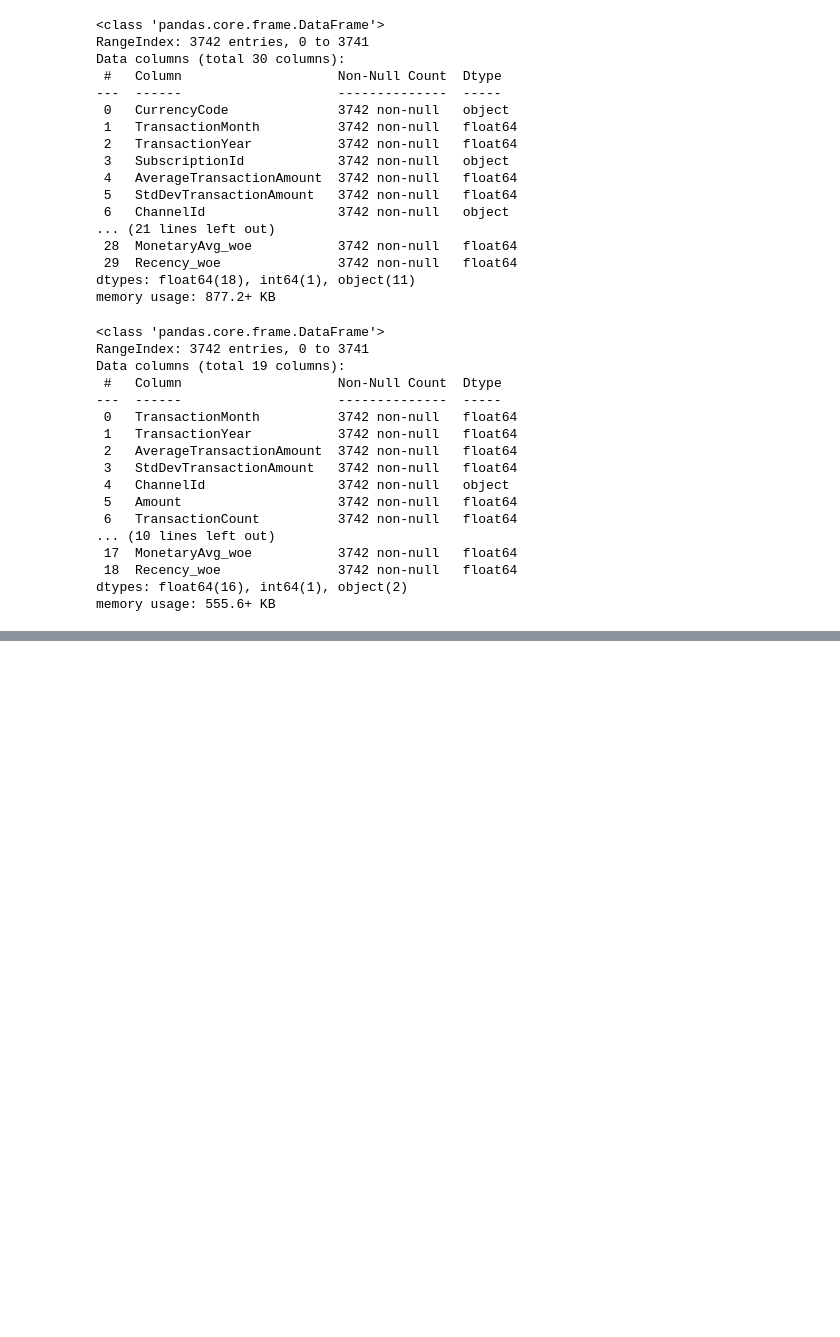
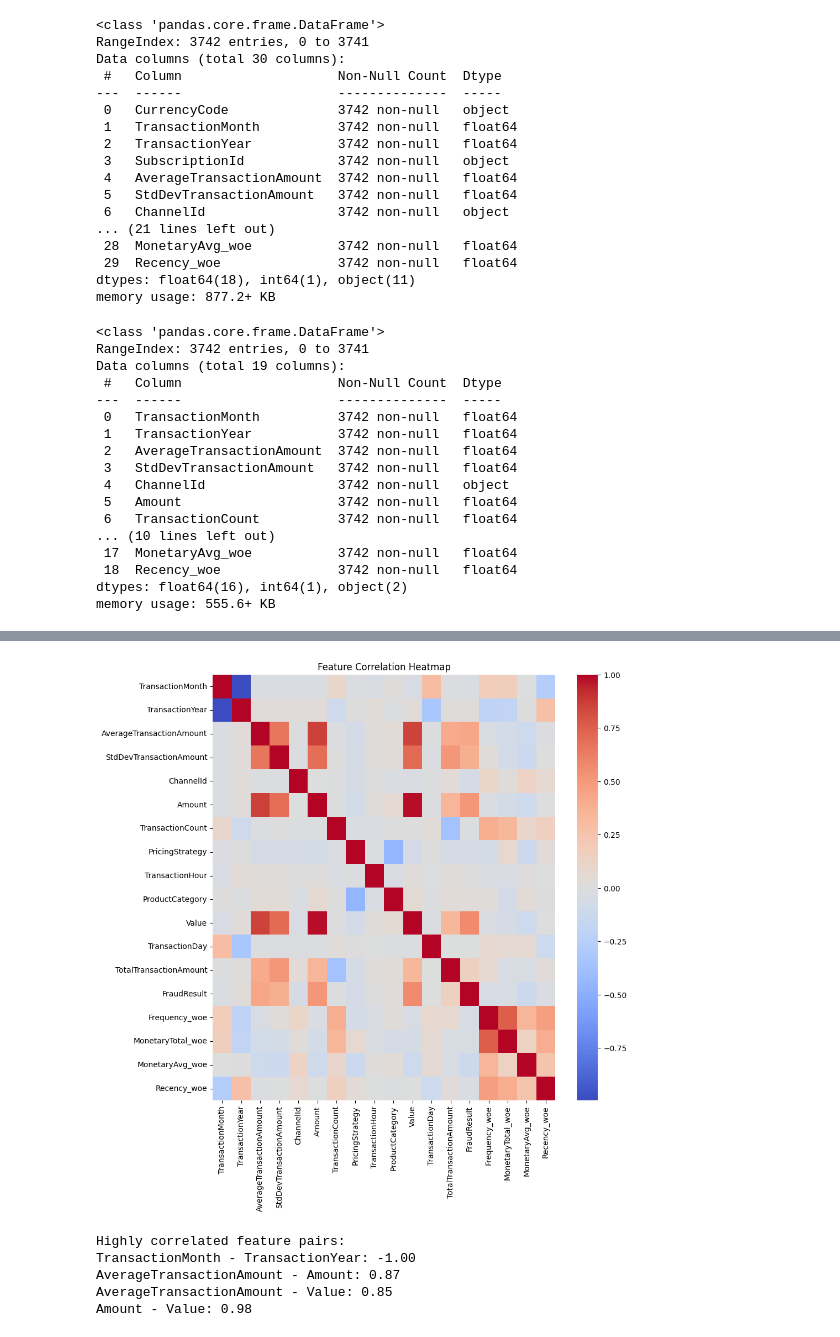
Before and after one commit to nebiyu-getachew/bati-bank-credit-scoring, a Jupyter notebook: notebooks/task_4.ipynb, the cells around one changed output, grey strips where cells are left out. Drawn from its saved outputs; the diff is of its cells as text; code cells hidden in the pictures; blank space fills up the shorter version.

Commit message:
feature correlations

```diff
--- a/notebooks/task_4.ipynb
+++ b/notebooks/task_4.ipynb
@@ -71,3 +71,13 @@ Data columns (total 19 columns):
  18  Recency_woe               3742 non-null   float64
 dtypes: float64(16), int64(1), object(2)
 memory usage: 555.6+ KB
+# %%
+# Encode Categorical Features
+categorical_columns = ['ProductCategory','ChannelId']
+le = LabelEncoder()
+for col in categorical_columns:
+    data[col] = le.fit_transform(data[col])
+# %%
+# Separate features and target variable
+X = data.drop('label', axis=1)
+y = data['label']  # label
@@ -73,0 +103,10 @@ memory usage: 555.6+ KB
+# %%
+# Analyze feature correlations
+analyze_feature_correlations(X)
+# %% [output]
+[figure, added]
+Highly correlated feature pairs:
+TransactionMonth - TransactionYear: -1.00
+AverageTransactionAmount - Amount: 0.87
+AverageTransactionAmount - Value: 0.85
+Amount - Value: 0.98
```
Also changed, not shown: parts of 2 cells of this notebook.
